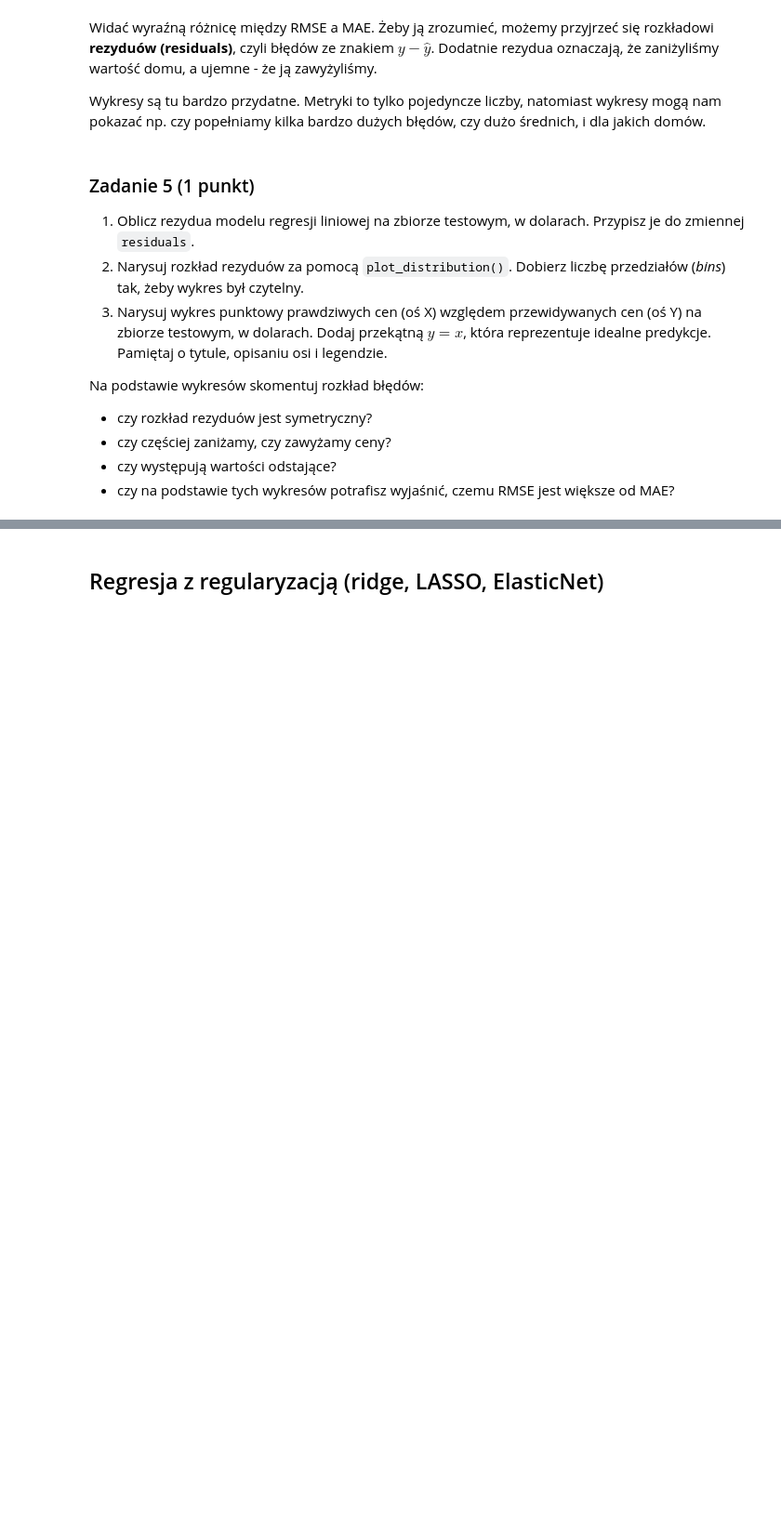
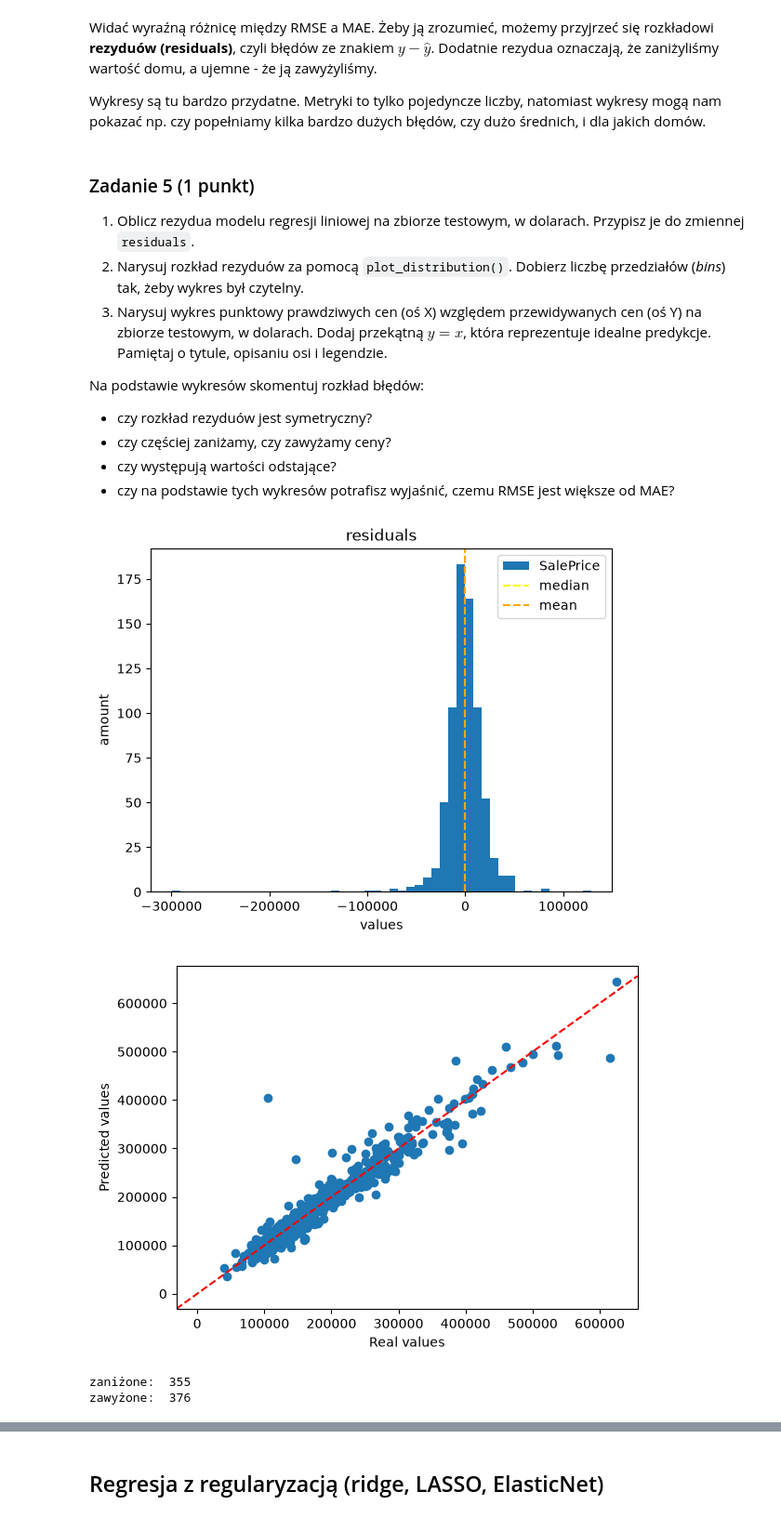
Before and after one commit to tosu-doku/podstawy-sztucznej-inteligencji, a Jupyter notebook: lab1/lab_1.ipynb, the cells around one changed output, grey strips where cells are left out. Shown at 93% size. Cells and saved outputs as stored; diff of their text form; code cells hidden in the pictures; blank space fills up the shorter version.

```diff
--- a/lab1/lab_1.ipynb
+++ b/lab1/lab_1.ipynb
@@ -883,3 +882,22 @@ Na podstawie wykresów skomentuj rozkład błędów:
+# %%
+residuals = np.expm1(y_test) - np.expm1(reg_linear.predict(X_test))
+plot_distribution(values=residuals, title="residuals")
+
+plt.scatter(x = np.expm1(y_test), y=np.expm1(reg_linear.predict(X_test)))
+plt.xlabel("Real values")
+plt.ylabel("Predicted values")
+
+plt.axline((0, 0), slope=1, linestyle="--", color="r", label="y = x (ideal predictions)")
+
+plt.show()
+
+print("zaniżone: ",residuals[residuals > 0].count())
+print("zawyżone: ",residuals[residuals < 0].count())
+# %% [output]
+[figure, added]
+[figure, added]
+zaniżone:  355
+zawyżone:  376
 # %%
 assert len(residuals) == len(y_test)
 assert abs(residuals.mean()) < 2000
```
Also changed, not shown: parts of 16 cells of this notebook.
